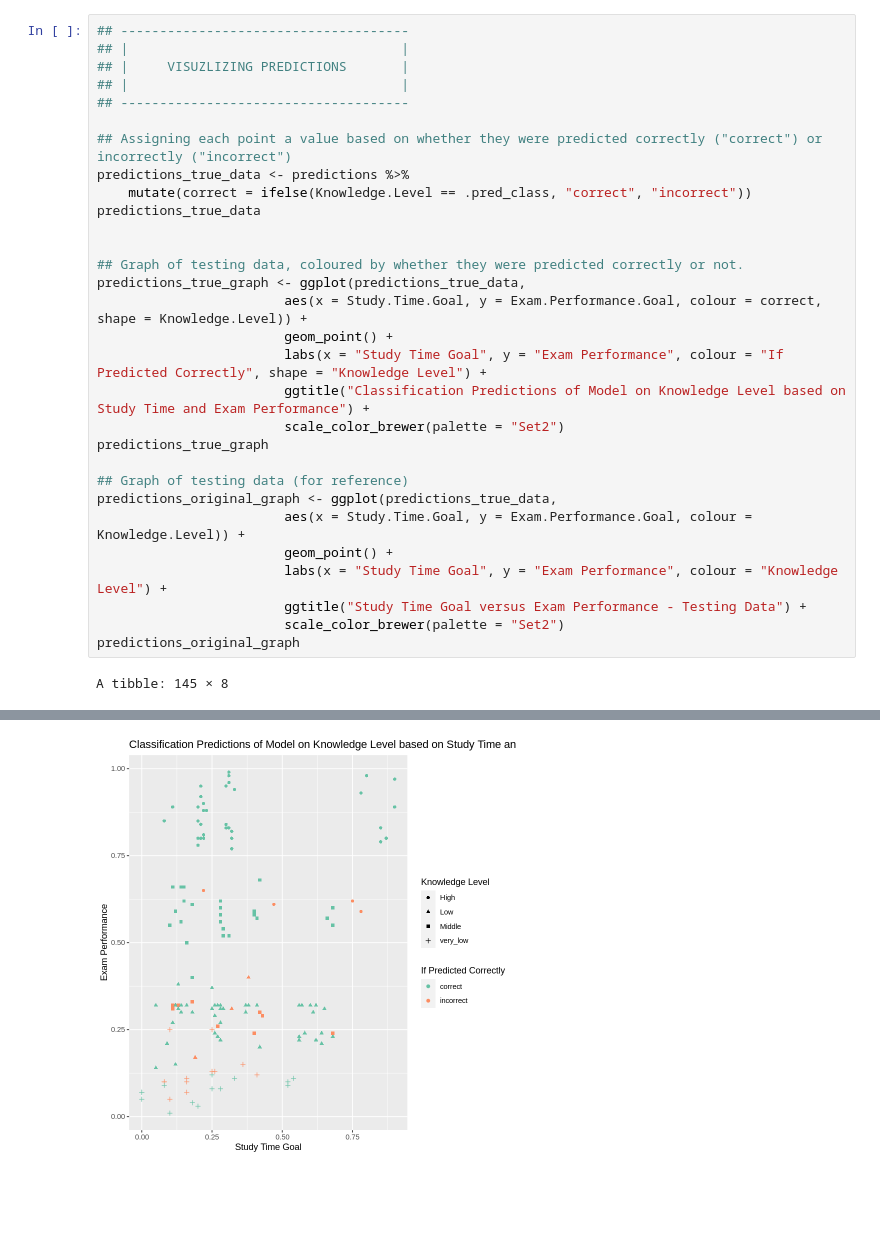
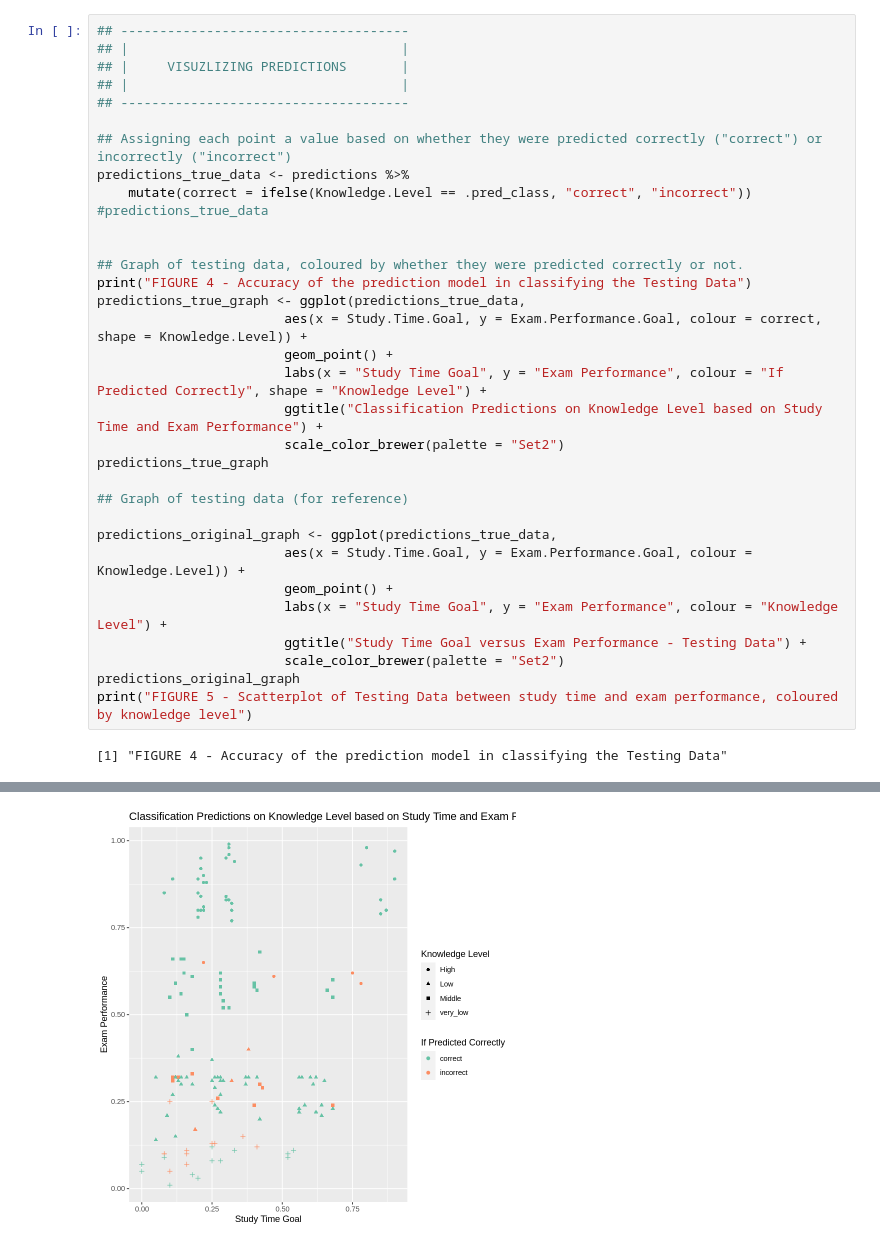
Before and after one commit to Avery-Noodles/DSCI_Group_Project, a Jupyter notebook: group_project_report.ipynb, the cells around one changed output, grey strips where cells are left out. Drawn from its saved outputs; the diff is of its cells as text; blank space fills up the shorter version.

```diff
--- a/group_project_report.ipynb
+++ b/group_project_report.ipynb
@@ -353,19 +327,21 @@ A tibble: 2 × 3
 ## Assigning each point a value based on whether they were predicted correctly ("correct") or incorrectly ("incorrect")
 predictions_true_data <- predictions %>%
     mutate(correct = ifelse(Knowledge.Level == .pred_class, "correct", "incorrect"))
-predictions_true_data
+#predictions_true_data
 
 
 ## Graph of testing data, coloured by whether they were predicted correctly or not.
+print("FIGURE 4 - Accuracy of the prediction model in classifying the Testing Data")
 predictions_true_graph <- ggplot(predictions_true_data,
                         aes(x = Study.Time.Goal, y = Exam.Performance.Goal, colour = correct, shape = Knowledge.Level)) +
                         geom_point() +
                         labs(x = "Study Time Goal", y = "Exam Performance", colour = "If Predicted Correctly", shape = "Knowledge Level") +
-                        ggtitle("Classification Predictions of Model on Knowledge Level based on Study Time and Exam Performance") +
+                        ggtitle("Classification Predictions on Knowledge Level based on Study Time and Exam Performance") +
                         scale_color_brewer(palette = "Set2")
 predictions_true_graph
 
 ## Graph of testing data (for reference)
+
 predictions_original_graph <- ggplot(predictions_true_data,
                         aes(x = Study.Time.Goal, y = Exam.Performance.Goal, colour = Knowledge.Level)) +
                         geom_point() +
@@ -373,5 +349,6 @@ predictions_original_graph <- ggplot(predictions_true_data,
                         ggtitle("Study Time Goal versus Exam Performance - Testing Data") +
                         scale_color_brewer(palette = "Set2")
 predictions_original_graph
+print("FIGURE 5 - Scatterplot of Testing Data between study time and exam performance, coloured by knowledge level")
 # %% [output]
-A tibble: 145 × 8
+[1] "FIGURE 4 - Accuracy of the prediction model in classifying the Testing Data"
@@ -396 +355 @@ A tibble: 145 × 8
-[figure, old version]
+[figure, new version]
```
Also changed, not shown: parts of 6 cells of this notebook.
